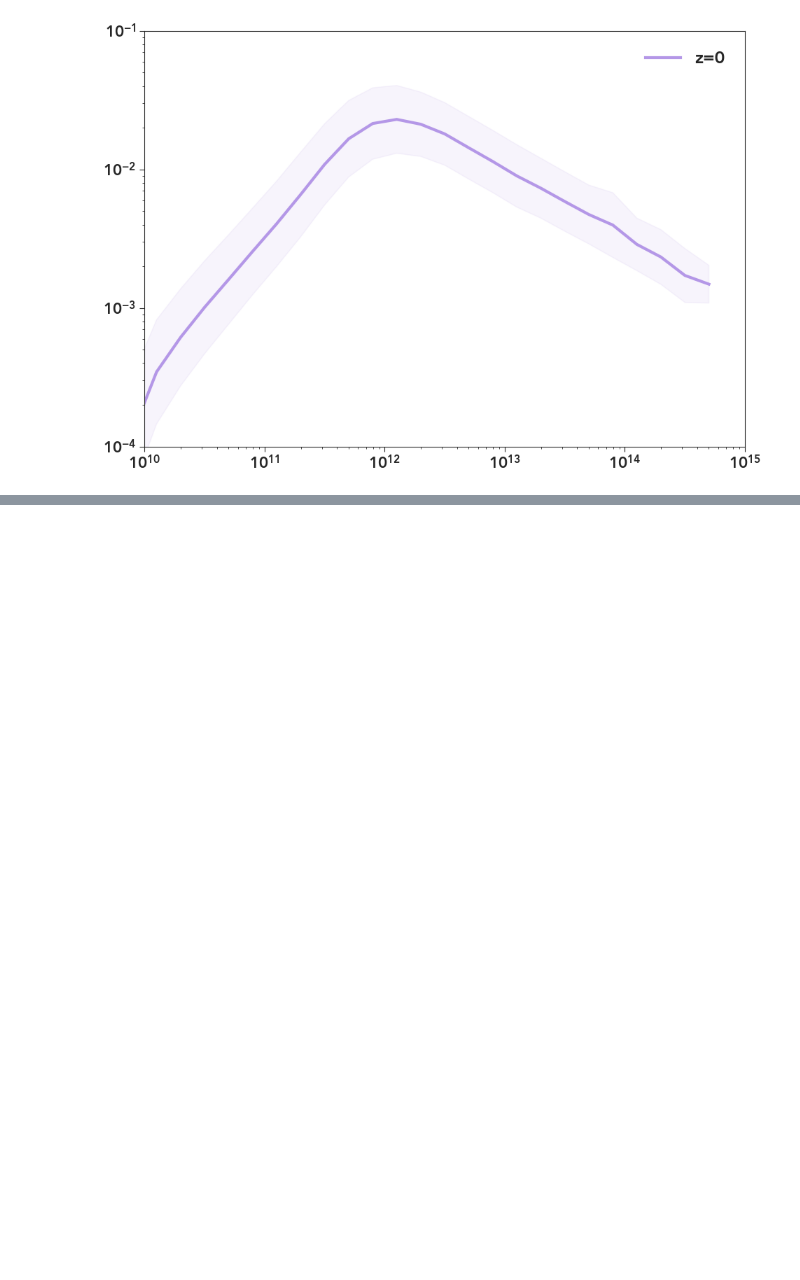
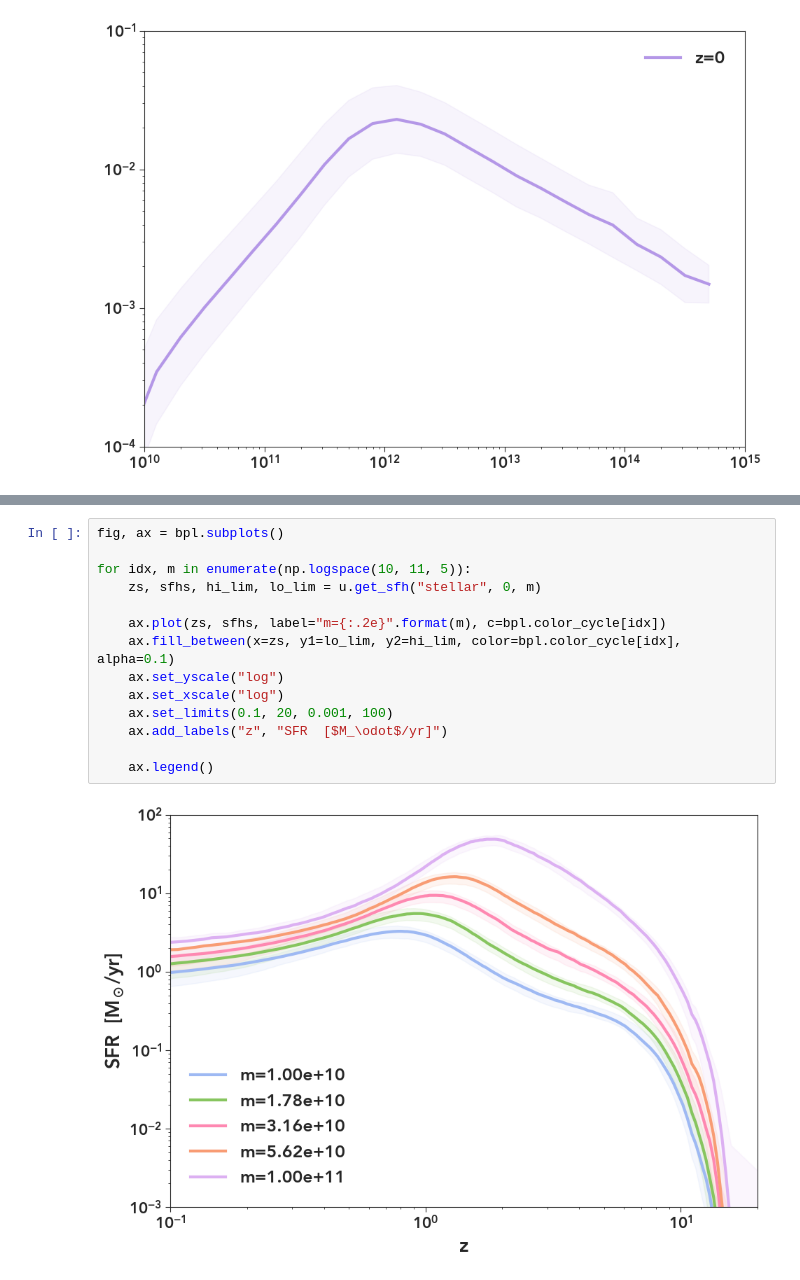
Before and after one commit to gillenbrown/abundance_matching, a Jupyter notebook: testing_notebooks/test.ipynb, the cells around one changed output, grey strips where cells are left out. Saved outputs shown, nothing was run; the diff lists cells and outputs as text; blank space fills up the shorter version.

```diff
--- a/testing_notebooks/test.ipynb
+++ b/testing_notebooks/test.ipynb
@@ -111,0 +103,16 @@ array([ 9.1,  9.3,  9.5,  9.7,  9.9, 10.1, 10.3, 10.5, 10.7, 10.9, 11.1,
+# %%
+fig, ax = bpl.subplots()
+
+for idx, m in enumerate(np.logspace(10, 11, 5)):
+    zs, sfhs, hi_lim, lo_lim = u.get_sfh("stellar", 0, m)
+
+    ax.plot(zs, sfhs, label="m={:.2e}".format(m), c=bpl.color_cycle[idx])
+    ax.fill_between(x=zs, y1=lo_lim, y2=hi_lim, color=bpl.color_cycle[idx], alpha=0.1)
+    ax.set_yscale("log")
+    ax.set_xscale("log")
+    ax.set_limits(0.1, 20, 0.001, 100)
+    ax.add_labels("z", "SFR  [$M_\odot$/yr]")
+
+    ax.legend()
+# %% [output]
+[figure, added]
```
Also changed, not shown: parts of 6 cells of this notebook, 1 other file.
